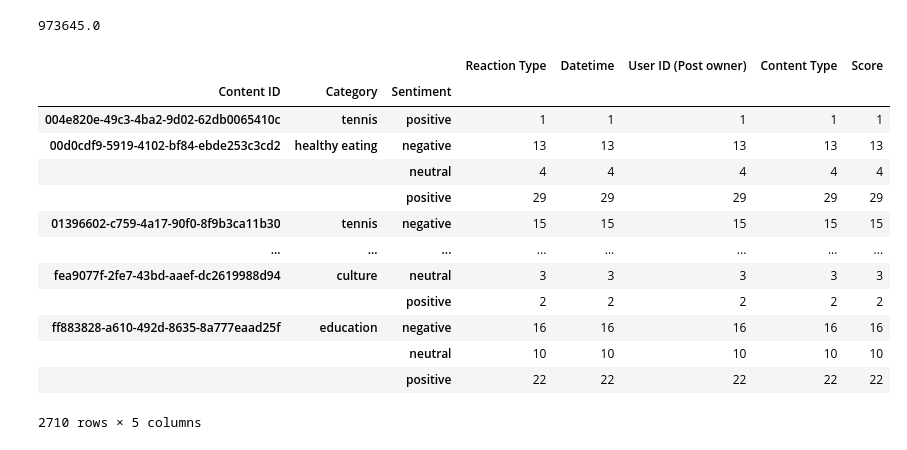
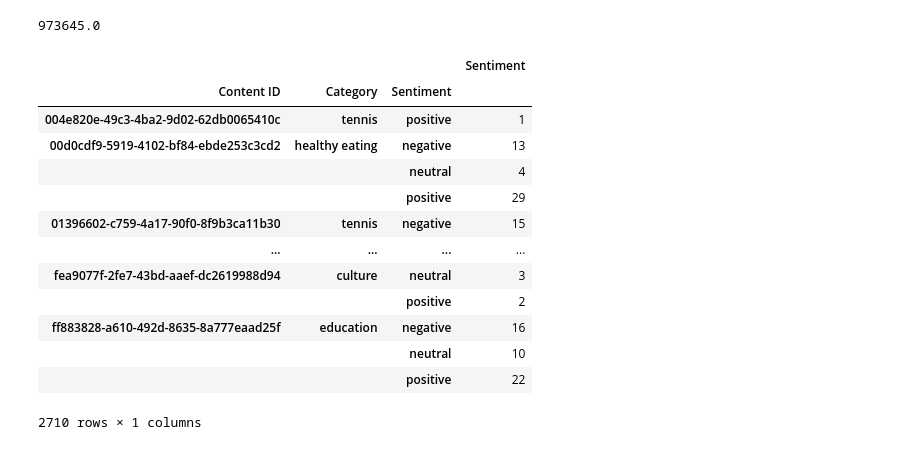
Before and after one commit to deborabastos/accenture_data_analytics, a Jupyter notebook: project01.ipynb, the cells around one changed output. Saved outputs shown, nothing was run; the diff lists cells and outputs as text; code cells hidden in the pictures.

```diff
--- a/project01.ipynb
+++ b/project01.ipynb
@@ -123,9 +123,6 @@ my_data
 | 25551 | 75d6b589-7fae-4a6d-b0d0-752845150e56 | worried | 2020-11-04 20:08:31 | b8c653b5-0118-4d7e-9bde-07c2de90f0ff | audio | technology |
 | 25552 | 75d6b589-7fae-4a6d-b0d0-752845150e56 | cherish | 2021-01-04 04:55:11 | b8c653b5-0118-4d7e-9bde-07c2de90f0ff | audio | technology |
 25553 rows × 6 columns
-# %%
-# Add reactions type
-my_data = pd.merge(my_data, my_reaction_type, left_on='Reaction Type', right_on='Type', how="left")
 # %%
 # Delete Type
 my_data = my_data.drop('Type', 1)
@@ -249,20 +246,20 @@ total_content['Score'].sum()
 # %% [output]
 973645.0
 # %%
-
-my_data.groupby(["Content ID", "Category", "Sentiment"]).count()
+# Checking
+my_data.groupby(["Content ID", "Category", "Sentiment"])[["Sentiment"]].count()
 # %% [output]
-|  |  |  | Reaction Type | Datetime | User ID (Post owner) | Content Type | Score |
-| Content ID | Category | Sentiment |  |  |  |  |  |
-| 004e820e-49c3-4ba2-9d02-62db0065410c | tennis | positive | 1 | 1 | 1 | 1 | 1 |
-| 00d0cdf9-5919-4102-bf84-ebde253c3cd2 | healthy eating | negative | 13 | 13 | 13 | 13 | 13 |
-|  |  | neutral | 4 | 4 | 4 | 4 | 4 |
-|  |  | positive | 29 | 29 | 29 | 29 | 29 |
-| 01396602-c759-4a17-90f0-8f9b3ca11b30 | tennis | negative | 15 | 15 | 15 | 15 | 15 |
-| ... | ... | ... | ... | ... | ... | ... | ... |
-| fea9077f-2fe7-43bd-aaef-dc2619988d94 | culture | neutral | 3 | 3 | 3 | 3 | 3 |
-|  |  | positive | 2 | 2 | 2 | 2 | 2 |
-| ff883828-a610-492d-8635-8a777eaad25f | education | negative | 16 | 16 | 16 | 16 | 16 |
-|  |  | neutral | 10 | 10 | 10 | 10 | 10 |
-|  |  | positive | 22 | 22 | 22 | 22 | 22 |
+|  |  |  | Sentiment |
+| Content ID | Category | Sentiment |  |
+| 004e820e-49c3-4ba2-9d02-62db0065410c | tennis | positive | 1 |
+| 00d0cdf9-5919-4102-bf84-ebde253c3cd2 | healthy eating | negative | 13 |
+|  |  | neutral | 4 |
+|  |  | positive | 29 |
+| 01396602-c759-4a17-90f0-8f9b3ca11b30 | tennis | negative | 15 |
+| ... | ... | ... | ... |
+| fea9077f-2fe7-43bd-aaef-dc2619988d94 | culture | neutral | 3 |
+|  |  | positive | 2 |
+| ff883828-a610-492d-8635-8a777eaad25f | education | negative | 16 |
+|  |  | neutral | 10 |
+|  |  | positive | 22 |
-2710 rows × 5 columns
+2710 rows × 1 columns
```
